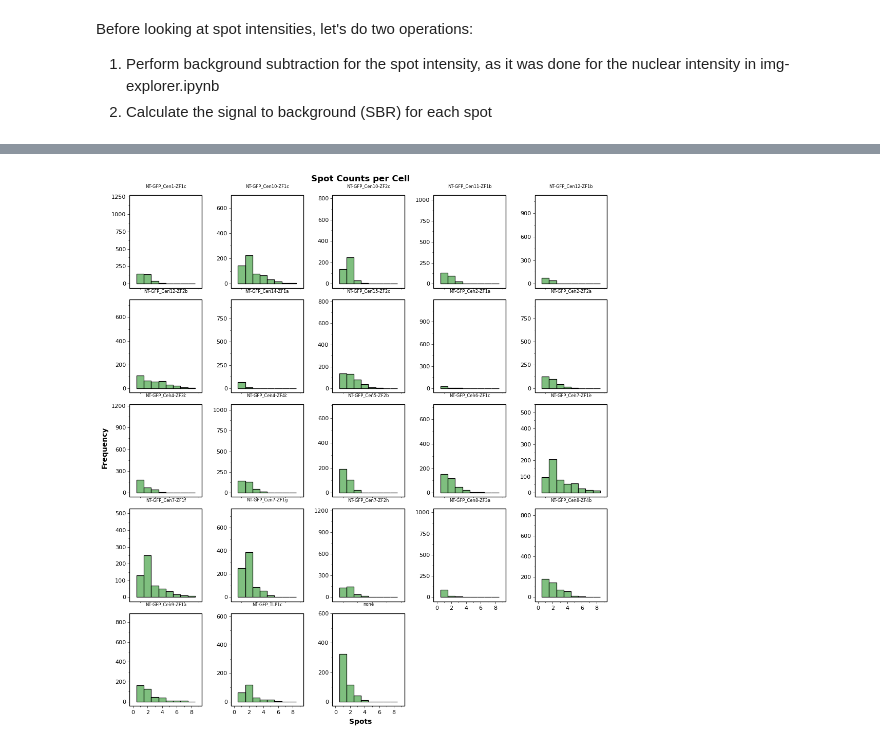
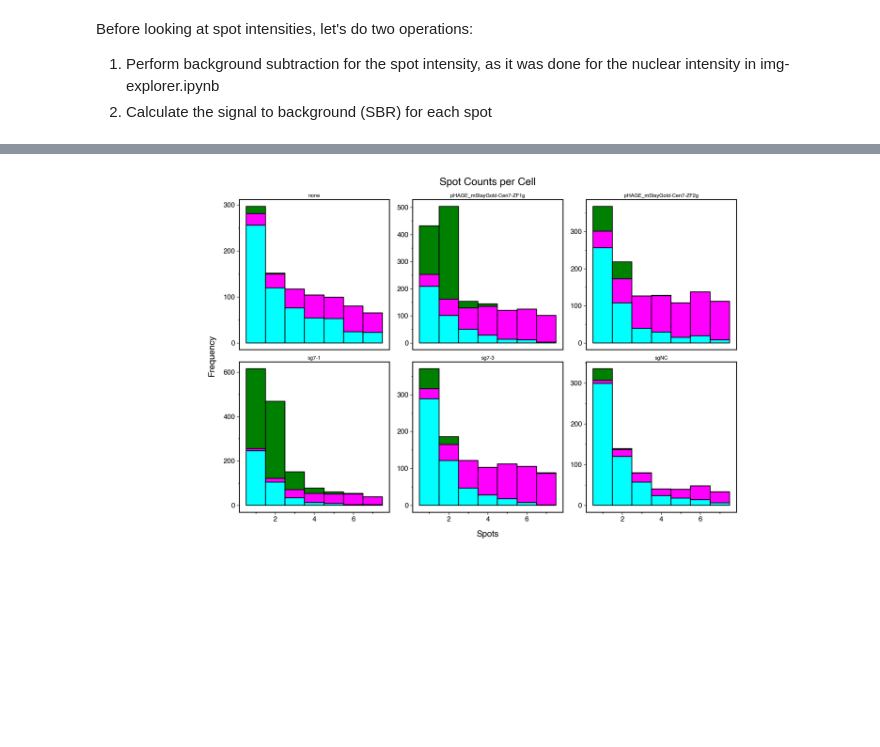
Before and after one commit to timotheelionnet/python_image-analysis, a Jupyter notebook: notebooks/spot-filtrr.ipynb, the cells around one changed output, grey strips where cells are left out. Saved outputs shown, nothing was run; the diff lists cells and outputs as text; code cells hidden in the pictures; blank space fills up the shorter version.

```diff
--- a/notebooks/spot-filtrr.ipynb
+++ b/notebooks/spot-filtrr.ipynb
@@ -30,8 +30,8 @@ logging.basicConfig(level=logging.INFO, format='%(asctime)s - %(levelname)s - %(
 repo_directory = "/Users/nestor/Documents/NYU-ISG/python_image-analysis" # analysis code directory
 
 # List the experiments to read data for
-#experiment_list = ["02062025_AK_FISH_fibroblasts"]
-experiment_list = ["02112025_Cen-ZF_select_HCT116_session1", "02132025_Cen-ZF_select_HCT116_session2"]
+experiment_list = ["05282025_hCEC_gH2AX_IF"]
+#experiment_list = ["02112025_Cen-ZF_select_HCT116_session1", "02132025_Cen-ZF_select_HCT116_session2"]
 # %% [markdown]
 We have cells with a given number of spots. Let's first see what's the distribution of spots for each experimental group
 # %%
@@ -403,22 +401,5 @@ spot_metricsBS.drop(columns = ['max_intensity', 'max_sbr'], inplace = True)
-# %%
-# Calculate the delta between relative intensity and relative SBR
-spot_metricsBS['delta'] = spot_metricsBS['rel_intensity'] - spot_metricsBS['rel_sbr']
-
-# and inspect the result by plotting a histogram of the differences
-plt.figure(figsize=(8, 6))
-plt.hist(spot_metricsBS['delta'], bins=50, edgecolor='black', alpha=0.7)
-plt.xlabel('Difference (rel_intensity - rel_sbr)')
-plt.ylabel('Frequency')
-plt.title('Distribution of Relative Difference (delta)')
-
-# Optionally, format the x-axis to use scientific notation
-plt.ticklabel_format(style='sci', axis='x', scilimits=(0,0))
-
-plt.show()
-
-spot_metricsBS.drop(columns = ['delta'], inplace = True)
 # %%
-# Assess relative spot intensity/SBR distribution
+# Assess relative spot intensity distribution
 
 # Pick images to plot, by index
 selected_indices = list(range(8))
@@ -432,7 +413,7 @@ c = 2
 cutoff = 0.7
 
 # and the metric to use
-my_metric = "rel_sbr"
+my_metric = "rel_intensity"
 
 # or by name
 # base_name_to_plot = "example_name"
@@ -443,7 +424,7 @@ my_metric = "rel_sbr"
 images_with_spots = raw_spot_counts[(raw_spot_counts['spot_count'] > 0) &
                                     (raw_spot_counts['channel'] == c)]['base_name'].unique()
 # Filter spot_metrics to include only these images.
-spot_metrics_yespots = spot_metricsBS[spot_metrics['base_name'].isin(images_with_spots)]
+spot_metrics_yespots = spot_metricsBS[spot_metricsBS['base_name'].isin(images_with_spots)]
 
 # 2. Select images to plot from the filtered data.
 
@@ -602,48 +583,49 @@ for experiment in experiment_list:
     spot_metrics_exp.to_csv(spot_metrics_file, index=False)
 # %%
 # Make a histogram showing the number of spots after filtering, as done earlier
-
-#my_spots = spot_filter_counts[spot_counts['channel'].isin([2,3])]
-my_spots = filtr_spot_counts[filtr_spot_counts['experiment'] == experiment_list[0]]
 
 # Determine the largest number of spots to set the X axis of the plot
 #max_spot_count = spot_df['spot_count'].max()
 max_spot_count = 8
+spot_range = range(1, 8)
+
+#my_spots = spot_filter_counts[spot_counts['channel'].isin([2,3])]
+my_spots = filtr_spot_counts[(filtr_spot_counts['experiment'] == experiment_list[0]) &
+                            (filtr_spot_counts['real_spot_count'].isin(spot_range))]
 
 # Define the plot with overlaid histograms for each channel
 spot_histogram_filter = (
     p9.ggplot(my_spots,
               p9.aes(x = 'real_spot_count',
                      fill = 'factor(channel)')) +  # Set the data and x-axis aesthetic
-    p9.geom_histogram(binwidth = 1, color = 'black',
-                      alpha = 0.5, position = 'identity') +  # Overlaid histograms
+    p9.geom_histogram(binwidth = 1, color = 'black') +  # Overlaid histograms
     p9.labs(title = 'Spot Counts per Cell',
             x = 'Spots', y = 'Frequency', fill = 'Channel') +  # Add labels
     #p9.facet_wrap(' ~ channel + group', scales = "free_y", nrow = 2) +
     p9.facet_wrap(' ~ plasmid', scales = 'free_y') +
     p9.scale_fill_manual(values = channel_colors) +  # Apply the custom channel colors
-    p9.scale_x_continuous(limits = [0, max_spot_count+1], breaks = range(0, max_spot_count + 1, 2)) +
+    #p9.scale_x_continuous(limits = [0, max_spot_count+1], breaks = range(0, max_spot_count + 1, 2)) +
     p9.theme_bw() +  # Apply theme
     p9.theme(figure_size = (12, 6),
-             subplots_adjust = {'wspace': 0.4},  # Adjust space between plots
+             subplots_adjust = {'wspace': 0.2},  # Adjust space between plots
              aspect_ratio = 1,
              panel_grid = p9.element_blank(),
              panel_border = p9.element_rect(color='black', linewidth=1),
              axis_ticks = p9.element_line(color='black', linewidth=0.5),
              plot_title = p9.element_text(size=12, color='black', face='bold'),
              axis_text = p9.element_text(size=8, color='black'),
              axis_title = p9.element_text(size=10, color='black', face='bold'),
              legend_text = p9.element_text(size=8, color='black'),
              legend_title = p9.element_text(size=10, color='black', face='bold'),
              legend_position = 'none',
              strip_background = p9.element_blank(),
              strip_text = p9.element_text(size=6, color='black'))
 )
 
 # Display the plot
-print(spot_histogram_filter)
+spot_histogram_filter
 # %% [output]
-[figure, old version]
+[figure, new version]
 # %%
 # Optional: save the plot to "plots" inside "repo_directory"
 
```
Also changed, not shown: parts of 9 cells of this notebook.
